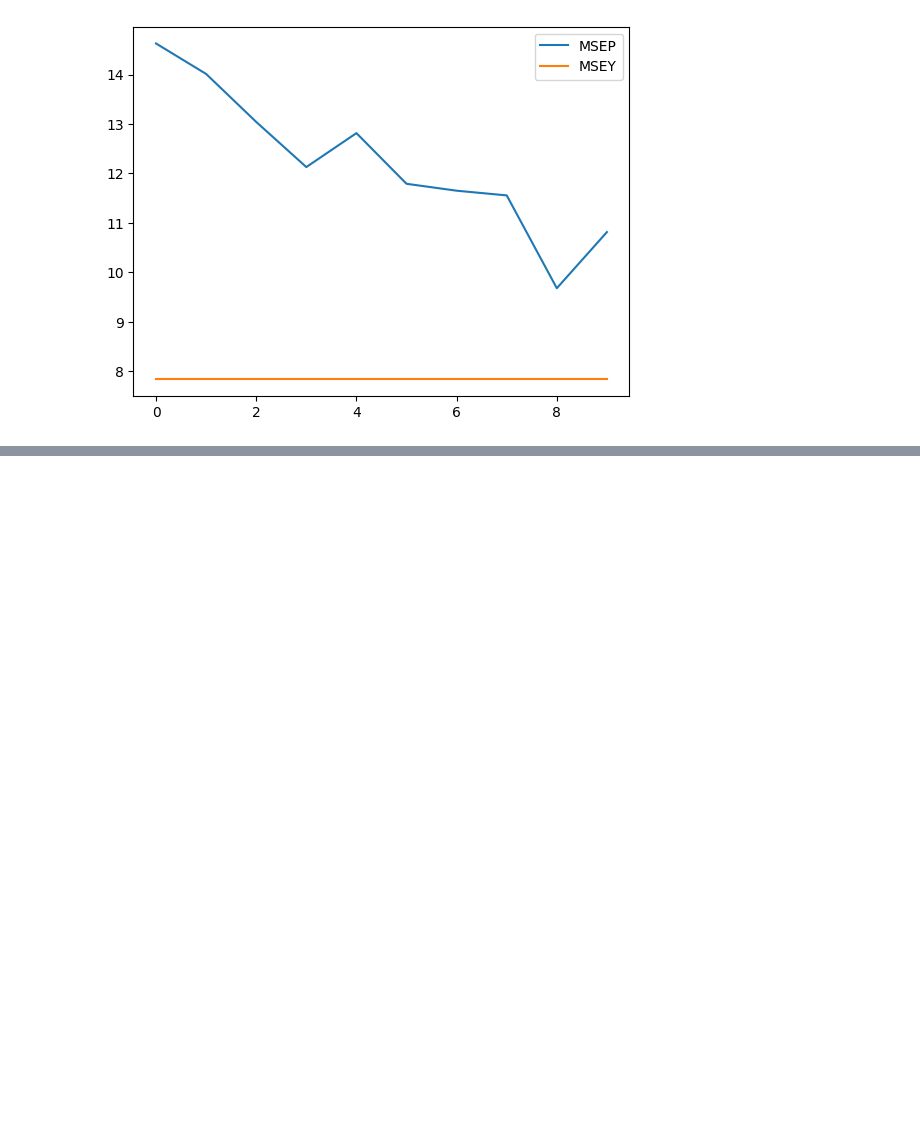
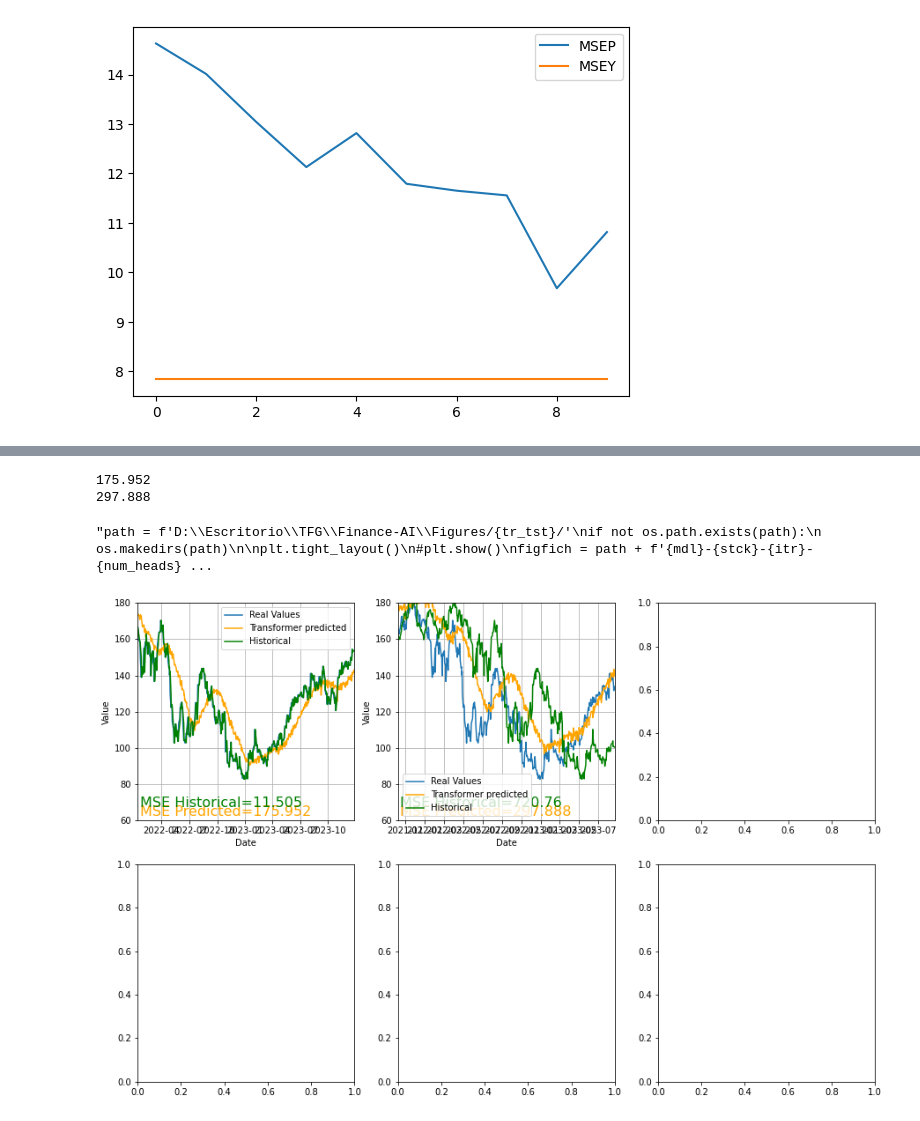
Before and after one commit to jordieres/Finance-AI, a Jupyter notebook: src/ModelTransformer/VisualizationTransformer.ipynb, the cells around one changed output, grey strips where cells are left out. Drawn from its saved outputs; the diff is of its cells as text; code cells hidden in the pictures; blank space fills up the shorter version.

```diff
--- a/src/ModelTransformer/VisualizationTransformer.ipynb
+++ b/src/ModelTransformer/VisualizationTransformer.ipynb
@@ -171,0 +257,58 @@ plt.savefig(figfich)
+# %%
+tr_tst = 0.75
+processed_path = f"/home/vvallejo/Finance-AI/DataProcessed/{tr_tst}"
+win_size = 50
+k = 2
+multi = False
+mdl  = 'transformer'
+_, _, lahead, lpar, tot_res = load_output_preprocessed_data(processed_path, win_size, tr_tst, k, mdl, multi)
+win, n_ftrs, tr_tst = lpar
+def plot_res(ax, DY, msep, msey, stck, mdl, itr):
+    ax.plot(DY.index, DY.Y_real, label="Real Values")
+    p2 = ax.plot(DY.index, DY.Y_predicted, label="Transformer predicted", color='orange')
+    p3 = ax.plot(DY.index, DY.Y_yesterday, label="Historical", color='green')
+
+    #ax.set_title(f'{stck} - {mdl.upper()}, Predict {ahead} days ahead. Iter: {itr},\n Heads: {num_heads}, Hidden Layers: {num_layers}')
+    ax.set_xlabel('Date')
+    ax.set_ylabel('Value')
+    ax.legend()
+    ax.grid(True)
+
+    # Agregar texto
+    ax.text(.01, .01, 'MSE Predicted=' + str(round(msep,3)), transform=ax.transAxes, ha='left', va='bottom', fontsize=16, color='#FFA500')
+    ax.text(.01, .05, 'MSE Historical=' + str(round(msey,3)), transform=ax.transAxes, fontsize=16, ha='left', va='bottom', color='green')
+    print(str(round(msep,3)))
+# Código para generar subgráficos para cada valor en la lista lahead
+fig, axs = plt.subplots(2, 3, figsize=(15, 10))
+
+for i, ahead in enumerate([1, 90]):
+    res1 = tot_res['OUT_MODEL']['scenario_2']['AMZN']
+    mdl = 'transformer'
+    stck = 'AAPL'
+    itr = 0
+    DYs = res1[ahead]['DY']
+    DY = DYs.loc[itr]
+    msep = res1[ahead]['MSEP'][itr]
+    msey = res1[ahead]['MSEY'][itr]
+    row = i // 3
+    col = i % 3
+    plot_res(axs[row, col], DY, msep, msey, stck, mdl, itr)
+
+    # Ajustar los límites del eje X y Y
+    axs[row, col].set_xlim(DY.index.min(), DY.index.max())  # Ajustar los límites del eje X
+    axs[row, col].set_ylim(60, 180)
+
+'''path = f'D:\Escritorio\TFG\Finance-AI\Figures/{tr_tst}/'
+if not os.path.exists(path):
+    os.makedirs(path)
+
+plt.tight_layout()
+#plt.show()
+figfich = path + f'{mdl}-{stck}-{itr}-{num_heads}-{num_layers}.png'.format(mdl, stck, itr)
+plt.savefig(figfich)
+'''
+# %% [output]
+175.952
+297.888
+"path = f'D:\\Escritorio\\TFG\\Finance-AI\\Figures/{tr_tst}/'\nif not os.path.exists(path):\n    os.makedirs(path)\n\nplt.tight_layout()\n#plt.show()\nfigfich = path + f'{mdl}-{stck}-{itr}-{num_heads} ...
+[figure, added]
```
Also changed, not shown: parts of 14 cells of this notebook, 18 other files.
